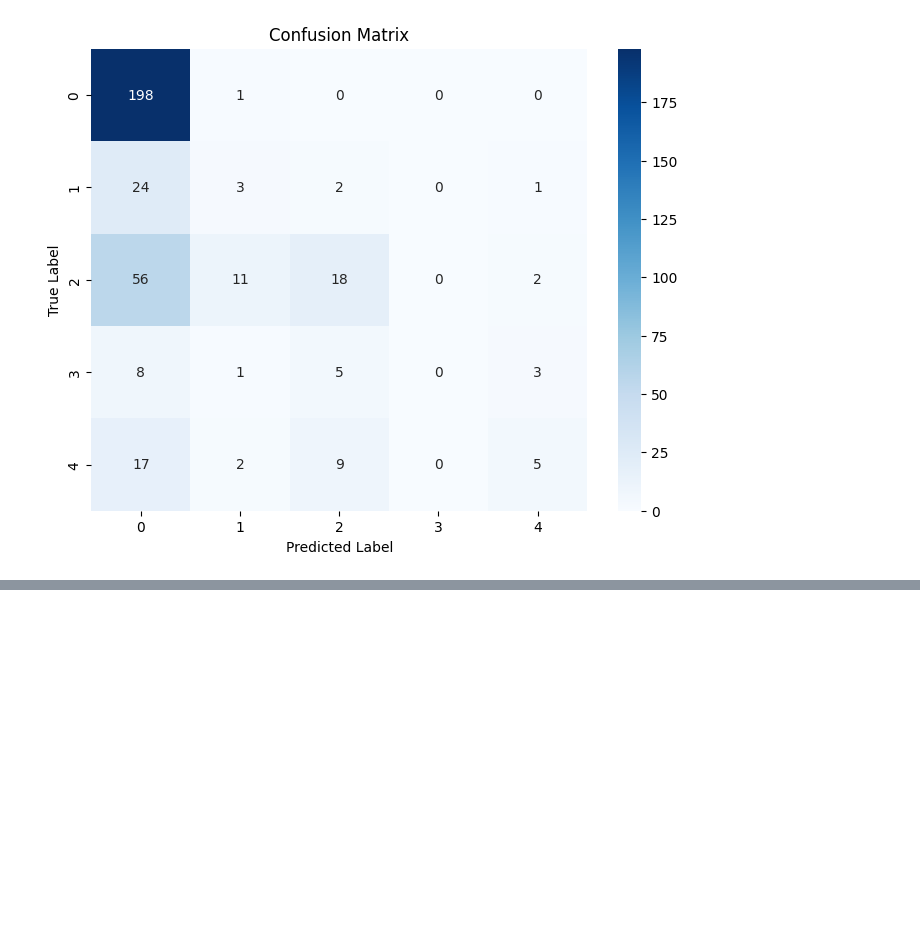
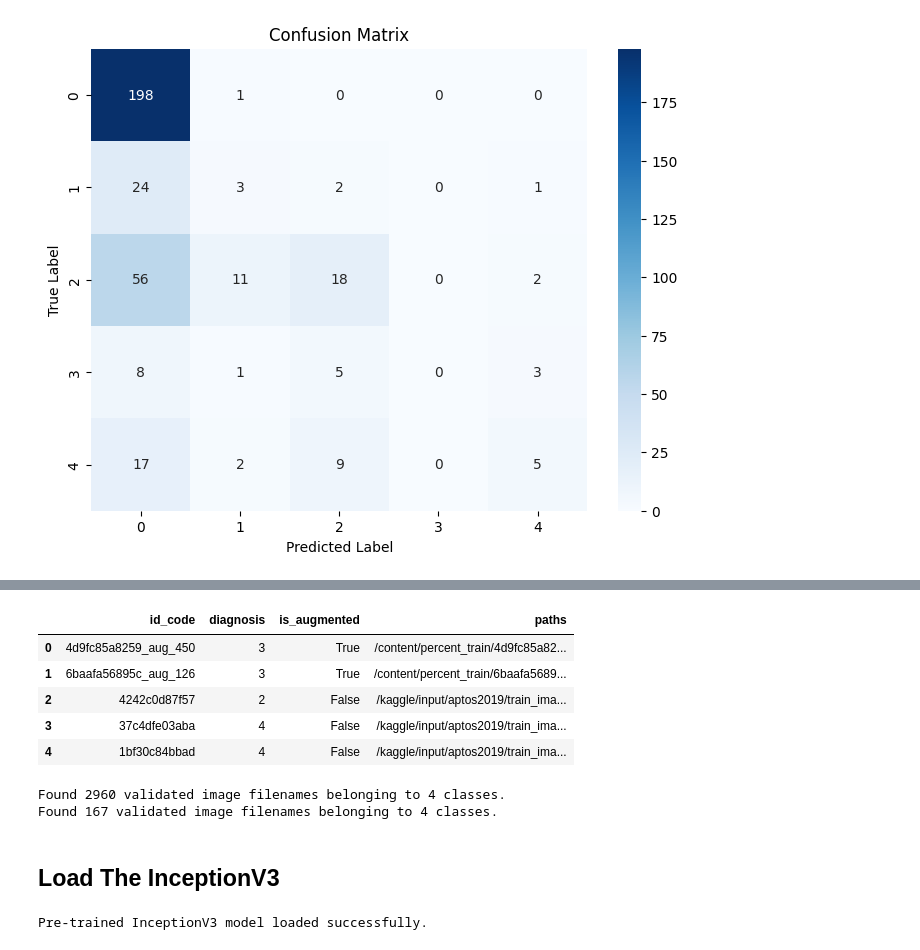
Before and after one commit to GeoNosX/Aptos-Project, a Jupyter notebook: InceptionV3_On_Percentage_Data_Augmentaton.ipynb, the cells around one changed output, grey strips where cells are left out. Saved outputs shown, nothing was run; the diff lists cells and outputs as text; code cells hidden in the pictures; blank space fills up the shorter version.

```diff
--- a/InceptionV3_On_Percentage_Data_Augmentaton.ipynb
+++ b/InceptionV3_On_Percentage_Data_Augmentaton.ipynb
@@ -944,0 +972,2 @@ weighted avg       0.54      0.61      0.53       366
+# %%
+IM_SIZE=700
@@ -944,0 +1145,13 @@ weighted avg       0.54      0.61      0.53       366
+# %%
+balanced_df['id_code']=balanced_df['id_code'].str.replace('.png', '', regex=False)
+# %%
+balanced_df['paths']=paths
+# %%
+balanced_df.head()
+# %% [output]
+|  | id_code | diagnosis | is_augmented | paths |
+| 0 | 4d9fc85a8259_aug_450 | 3 | True | /content/percent_train/4d9fc85a82... |
+| 1 | 6baafa56895c_aug_126 | 3 | True | /content/percent_train/6baafa5689... |
+| 2 | 4242c0d87f57 | 2 | False | /kaggle/input/aptos2019/train_ima... |
+| 3 | 37c4dfe03aba | 4 | False | /kaggle/input/aptos2019/train_ima... |
+| 4 | 1bf30c84bbad | 4 | False | /kaggle/input/aptos2019/train_ima... |
@@ -944,0 +1160,37 @@ weighted avg       0.54      0.61      0.53       366
+# %%
+train_datagen = ImageDataGenerator(preprocessing_function=image_resize)
+
+val_gen=ImageDataGenerator(preprocessing_function=image_resize)
+
+
+train_gen = train_datagen.flow_from_dataframe(balanced_df,
+                                                    x_col='paths',
+                                                    y_col='diagnosis',
+                                                    directory = None,
+                                                    target_size=(IM_SIZE,IM_SIZE),
+                                                    batch_size=8,
+                                                    class_mode='categorical')
+
+
+val_df['full_path'] = val_df['id_code'].apply(lambda x: os.path.join(test_images, f"{x}.png"))
+val_df['diagnosis'] = val_df['diagnosis'].astype(str)
+
+val_gen = train_datagen.flow_from_dataframe(val_df,
+                                                  x_col='full_path',
+                                                  y_col='diagnosis',
+                                                  directory = None,
+                                                  target_size=(IM_SIZE,IM_SIZE),
+                                                  batch_size=8,
+                                                  class_mode='categorical')
+# %% [output]
+Found 2960 validated image filenames belonging to 4 classes.
+Found 167 validated image filenames belonging to 4 classes.
+# %% [markdown]
+## Load The InceptionV3
+# %%
+from tensorflow.keras.applications import InceptionV3
+
+base_model = InceptionV3(weights='imagenet', include_top=False, input_shape=(IM_SIZE, IM_SIZE, 3))
+print("Pre-trained InceptionV3 model loaded successfully.")
+# %% [output]
+Pre-trained InceptionV3 model loaded successfully.
```
Also changed, not shown: parts of 18 cells of this notebook.
